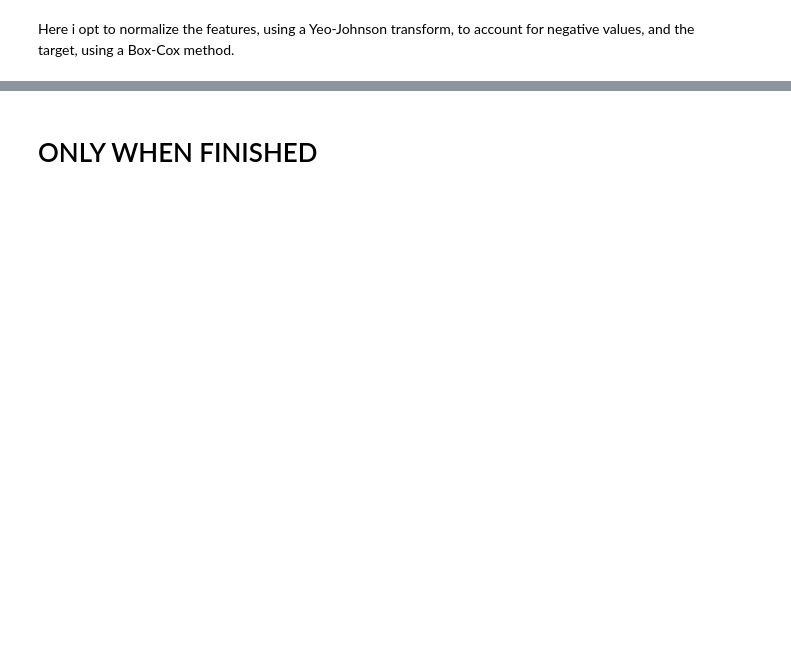
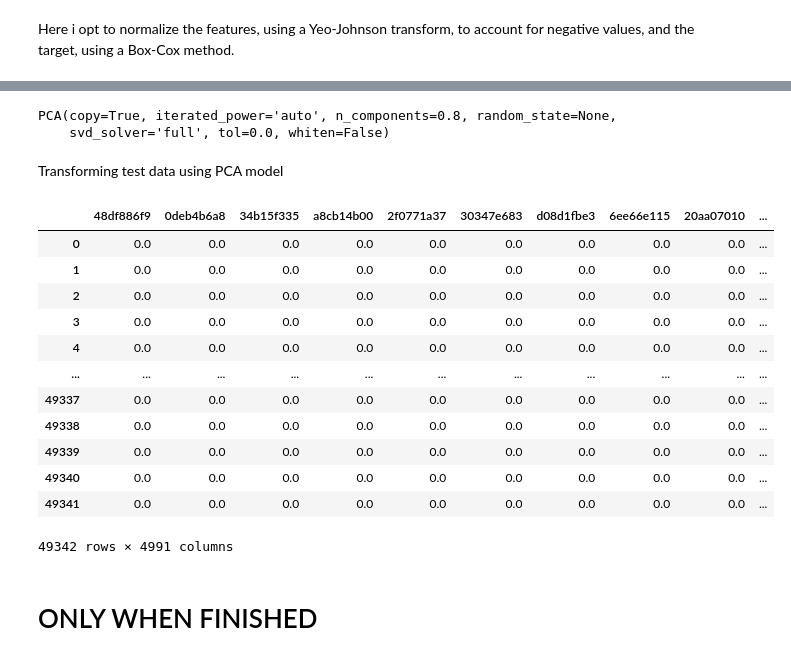
Before and after one commit to Antonio-RG/Banking_purchase_predictor, a Jupyter notebook: Santander_EDA.ipynb, the cells around one changed output, grey strips where cells are left out. Cells and saved outputs as stored; diff of their text form; code cells hidden in the pictures; blank space fills up the shorter version.

```diff
--- a/Santander_EDA.ipynb
+++ b/Santander_EDA.ipynb
@@ -130,0 +177,6 @@ train_df.to_csv(os.path.join(data_dir, 'train_preprocessed.csv'))
+# %%
+pca_sm = decomposition.PCA(n_components=0.80, svd_solver='full')
+pca_sm.fit(train_df_scaled)
+# %% [output]
+PCA(copy=True, iterated_power='auto', n_components=0.8, random_state=None,
+    svd_solver='full', tol=0.0, whiten=False)
@@ -130,0 +187,25 @@ train_df.to_csv(os.path.join(data_dir, 'train_preprocessed.csv'))
+# %% [markdown]
+Transforming test data using PCA model
+# %%
+chunksize = 5000
+file_reader = pd.read_csv(os.path.join(data_dir, 'test.csv'), index_col='ID', chunksize=chunksize)
+# %%
+test_df_pca = pd.concat(file_reader, ignore_index=False)
+# %%
+test_df_pca = pd.DataFrame(pca_sm.transform(test_df_pca.values), columns=['c{}'.format(num+1) for num in range(len(pca_sm.components_))], index=test_df_pca.index)
+# %%
+test_df_pca
+# %% [output]
+|  | 48df886f9 | 0deb4b6a8 | 34b15f335 | a8cb14b00 | 2f0771a37 | 30347e683 | d08d1fbe3 | 6ee66e115 | 20aa07010 | ... |
+| 0 | 0.0 | 0.0 | 0.0 | 0.0 | 0.0 | 0.0 | 0.0 | 0.0 | 0.0 | ... |
+| 1 | 0.0 | 0.0 | 0.0 | 0.0 | 0.0 | 0.0 | 0.0 | 0.0 | 0.0 | ... |
+| 2 | 0.0 | 0.0 | 0.0 | 0.0 | 0.0 | 0.0 | 0.0 | 0.0 | 0.0 | ... |
+| 3 | 0.0 | 0.0 | 0.0 | 0.0 | 0.0 | 0.0 | 0.0 | 0.0 | 0.0 | ... |
+| 4 | 0.0 | 0.0 | 0.0 | 0.0 | 0.0 | 0.0 | 0.0 | 0.0 | 0.0 | ... |
+| ... | ... | ... | ... | ... | ... | ... | ... | ... | ... | ... |
+| 49337 | 0.0 | 0.0 | 0.0 | 0.0 | 0.0 | 0.0 | 0.0 | 0.0 | 0.0 | ... |
+| 49338 | 0.0 | 0.0 | 0.0 | 0.0 | 0.0 | 0.0 | 0.0 | 0.0 | 0.0 | ... |
+| 49339 | 0.0 | 0.0 | 0.0 | 0.0 | 0.0 | 0.0 | 0.0 | 0.0 | 0.0 | ... |
+| 49340 | 0.0 | 0.0 | 0.0 | 0.0 | 0.0 | 0.0 | 0.0 | 0.0 | 0.0 | ... |
+| 49341 | 0.0 | 0.0 | 0.0 | 0.0 | 0.0 | 0.0 | 0.0 | 0.0 | 0.0 | ... |
+49342 rows × 4991 columns
```
Also changed, not shown: parts of 26 cells of this notebook, 7 other files.
